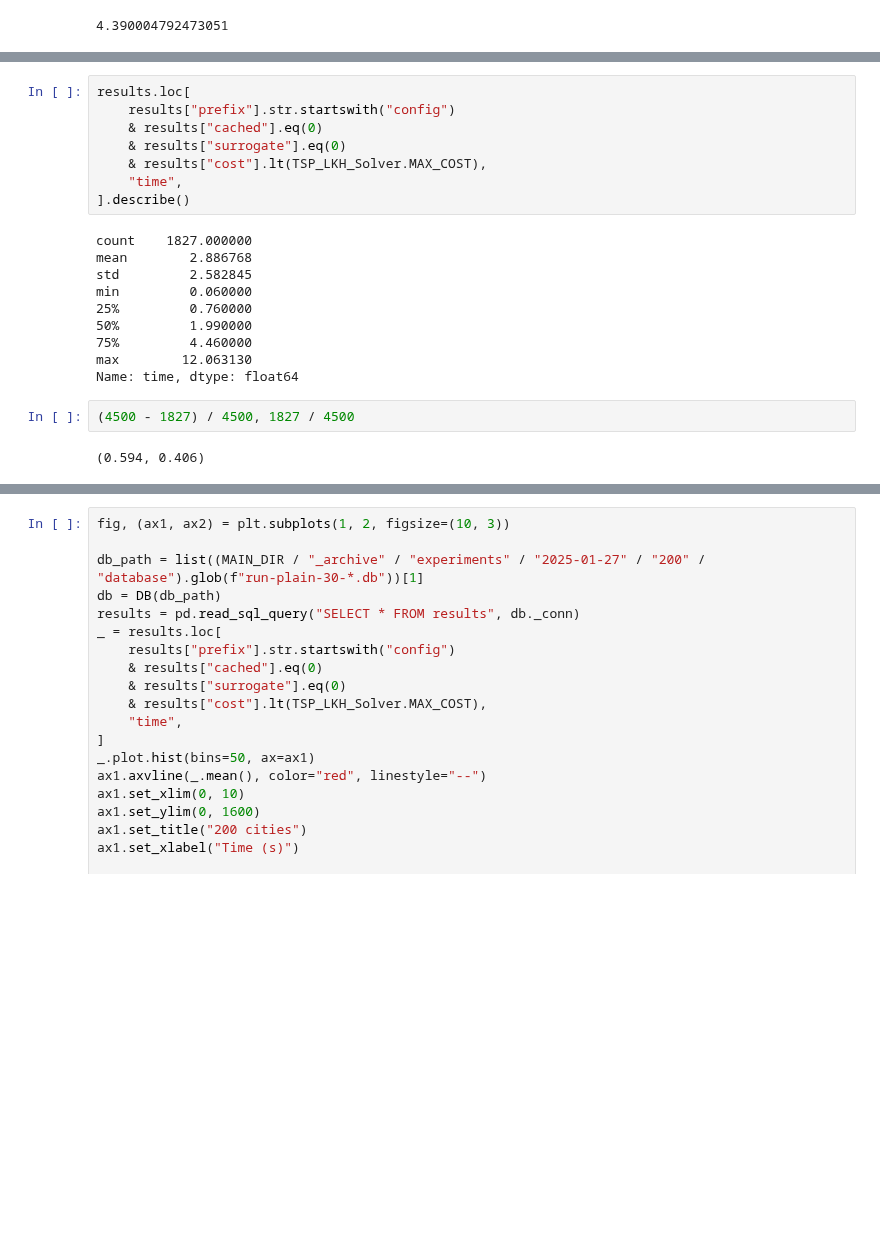
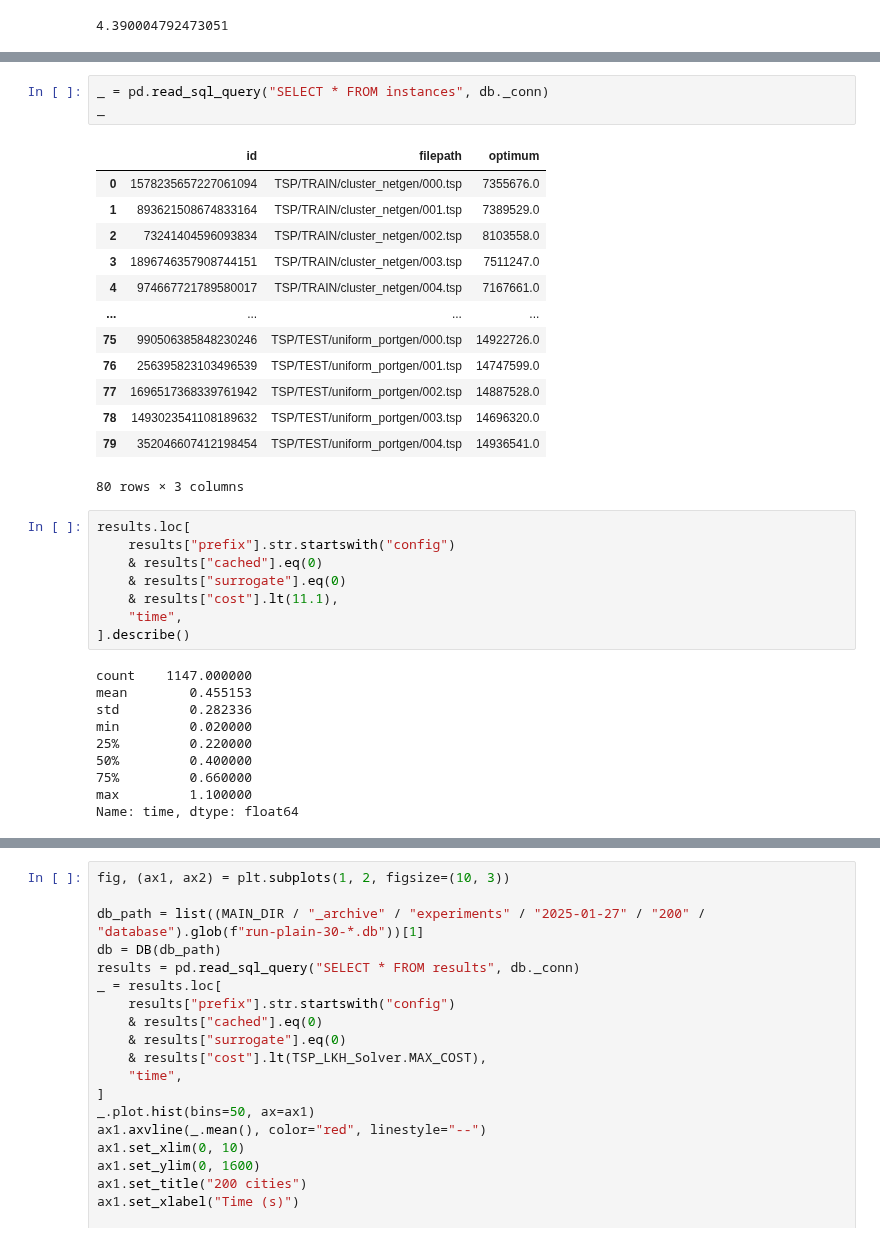
Before and after one commit to zakrzewow/raw-algorithm-portfolios, a Jupyter notebook: results_config_time.ipynb, the cells around one changed output, grey strips where cells are left out. Drawn from its saved outputs; the diff is of its cells as text; blank space fills up the shorter version.

```diff
--- a/results_config_time.ipynb
+++ b/results_config_time.ipynb
@@ -139,25 +139,38 @@ results.loc[
+# %%
+_ = pd.read_sql_query("SELECT * FROM instances", db._conn)
+_
+# %% [output]
+|  | id | filepath | optimum |
+| 0 | 1578235657227061094 | TSP/TRAIN/cluster_netgen/000.tsp | 7355676.0 |
+| 1 | 893621508674833164 | TSP/TRAIN/cluster_netgen/001.tsp | 7389529.0 |
+| 2 | 73241404596093834 | TSP/TRAIN/cluster_netgen/002.tsp | 8103558.0 |
+| 3 | 1896746357908744151 | TSP/TRAIN/cluster_netgen/003.tsp | 7511247.0 |
+| 4 | 974667721789580017 | TSP/TRAIN/cluster_netgen/004.tsp | 7167661.0 |
+| ... | ... | ... | ... |
+| 75 | 990506385848230246 | TSP/TEST/uniform_portgen/000.tsp | 14922726.0 |
+| 76 | 256395823103496539 | TSP/TEST/uniform_portgen/001.tsp | 14747599.0 |
+| 77 | 1696517368339761942 | TSP/TEST/uniform_portgen/002.tsp | 14887528.0 |
+| 78 | 1493023541108189632 | TSP/TEST/uniform_portgen/003.tsp | 14696320.0 |
+| 79 | 352046607412198454 | TSP/TEST/uniform_portgen/004.tsp | 14936541.0 |
+80 rows × 3 columns
 # %%
 results.loc[
     results["prefix"].str.startswith("config")
     & results["cached"].eq(0)
     & results["surrogate"].eq(0)
-    & results["cost"].lt(TSP_LKH_Solver.MAX_COST),
+    & results["cost"].lt(11.1),
     "time",
 ].describe()
 # %% [output]
-count    1827.000000
-mean        2.886768
-std         2.582845
-min         0.060000
-25%         0.760000
-50%         1.990000
-75%         4.460000
-max        12.063130
+count    1147.000000
+mean        0.455153
+std         0.282336
+min         0.020000
+25%         0.220000
+50%         0.400000
+75%         0.660000
+max         1.100000
 Name: time, dtype: float64
-# %%
-(4500 - 1827) / 4500, 1827 / 4500
-# %% [output]
-(0.594, 0.406)
 # %%
 results.loc[
     results["prefix"].str.startswith("config")
```
Also changed, not shown: parts of 3 cells of this notebook, 2 other files.
